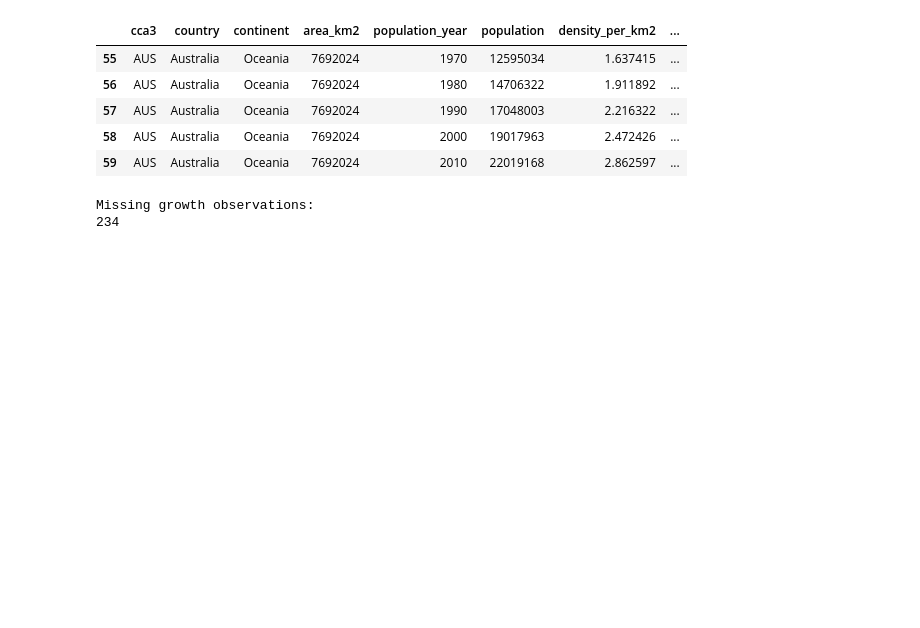
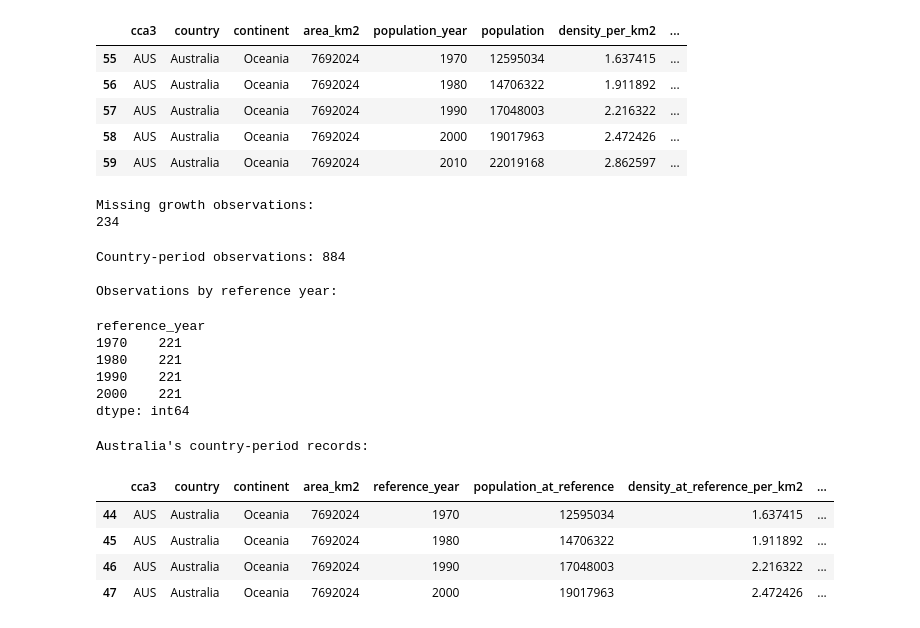
Before and after one commit to Roshan54321/PRT565-Machine-Learning, a Jupyter notebook: code/01_data_preprocessing.ipynb, the cells around one changed output. Cells and saved outputs as stored; diff of their text form; code cells hidden in the pictures; blank space fills up the shorter version.

Commit message:
Merge historical climate and population features

```diff
--- a/code/01_data_preprocessing.ipynb
+++ b/code/01_data_preprocessing.ipynb
@@ -428,0 +443,49 @@ Missing growth observations:
+# %%
+
+importlib.reload(pp)
+
+country_periods = pp.build_country_periods(
+    decadal_climate,
+    population_panel
+)
+
+print(
+    "Country-period observations:",
+    len(country_periods)
+)
+
+print("\nObservations by reference year:")
+
+display(
+    country_periods.groupby(
+        "reference_year"
+    ).size()
+)
+
+print("\nAustralia's country-period records:")
+
+display(
+    country_periods[
+        country_periods["cca3"] == "AUS"
+    ]
+)
+
+assert not country_periods.duplicated(
+    ["cca3", "reference_year"]
+).any()
+# %% [output]
+Country-period observations: 884
+
+Observations by reference year:
+reference_year
+1970    221
+1980    221
+1990    221
+2000    221
+dtype: int64
+Australia's country-period records:
+|  | cca3 | country | continent | area_km2 | reference_year | population_at_reference | density_at_reference_per_km2 | ... |
+| 44 | AUS | Australia | Oceania | 7692024 | 1970 | 12595034 | 1.637415 | ... |
+| 45 | AUS | Australia | Oceania | 7692024 | 1980 | 14706322 | 1.911892 | ... |
+| 46 | AUS | Australia | Oceania | 7692024 | 1990 | 17048003 | 2.216322 | ... |
+| 47 | AUS | Australia | Oceania | 7692024 | 2000 | 19017963 | 2.472426 | ... |
```
Also changed, not shown: parts of 1 cell of this notebook, 1 other file.
